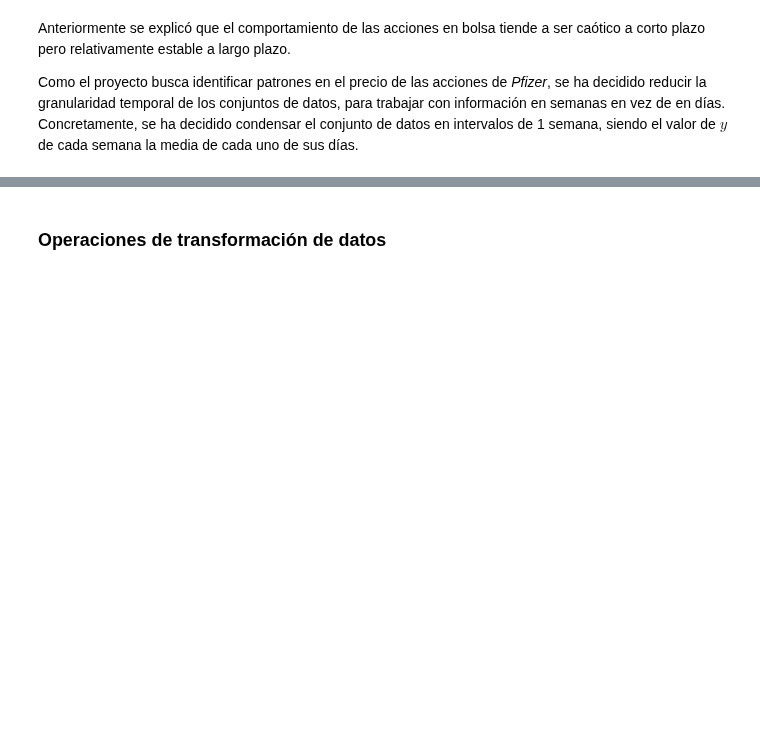
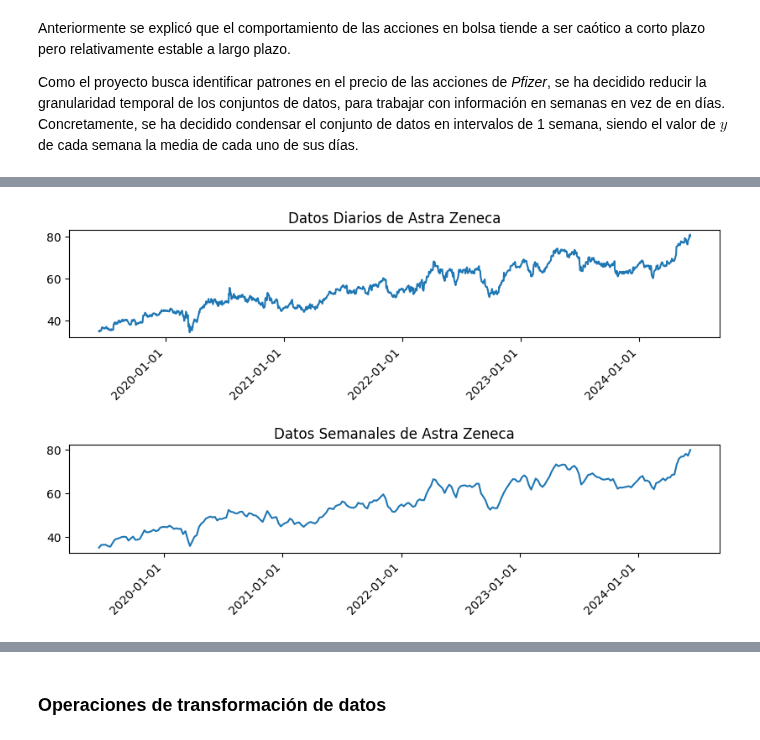
Before and after one commit to alu0101351773/TAAD_practicas, a Jupyter notebook: src/time_series.ipynb, the cells around one changed output, grey strips where cells are left out. Cells and saved outputs as stored; diff of their text form; code cells hidden in the pictures; blank space fills up the shorter version.

```diff
--- a/src/time_series.ipynb
+++ b/src/time_series.ipynb
@@ -251,0 +244,4 @@ seasonal_decompose(weekly_pfizer_data['Close']).plot(); None
+# %%
+plot_granularity_diff(azeneca_data, 'Astra Zeneca')
+# %% [output]
+[figure, added]
```
Also changed, not shown: parts of 34 cells of this notebook.
